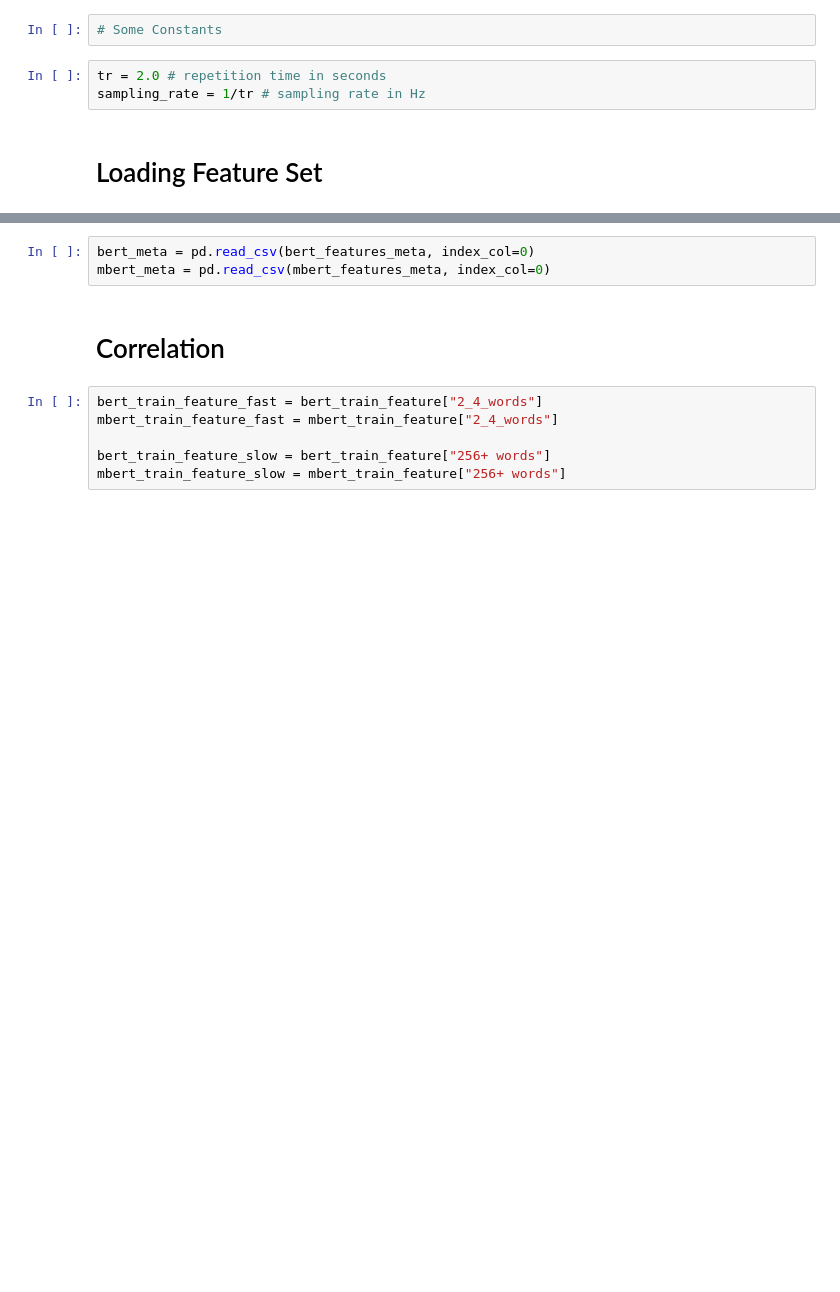
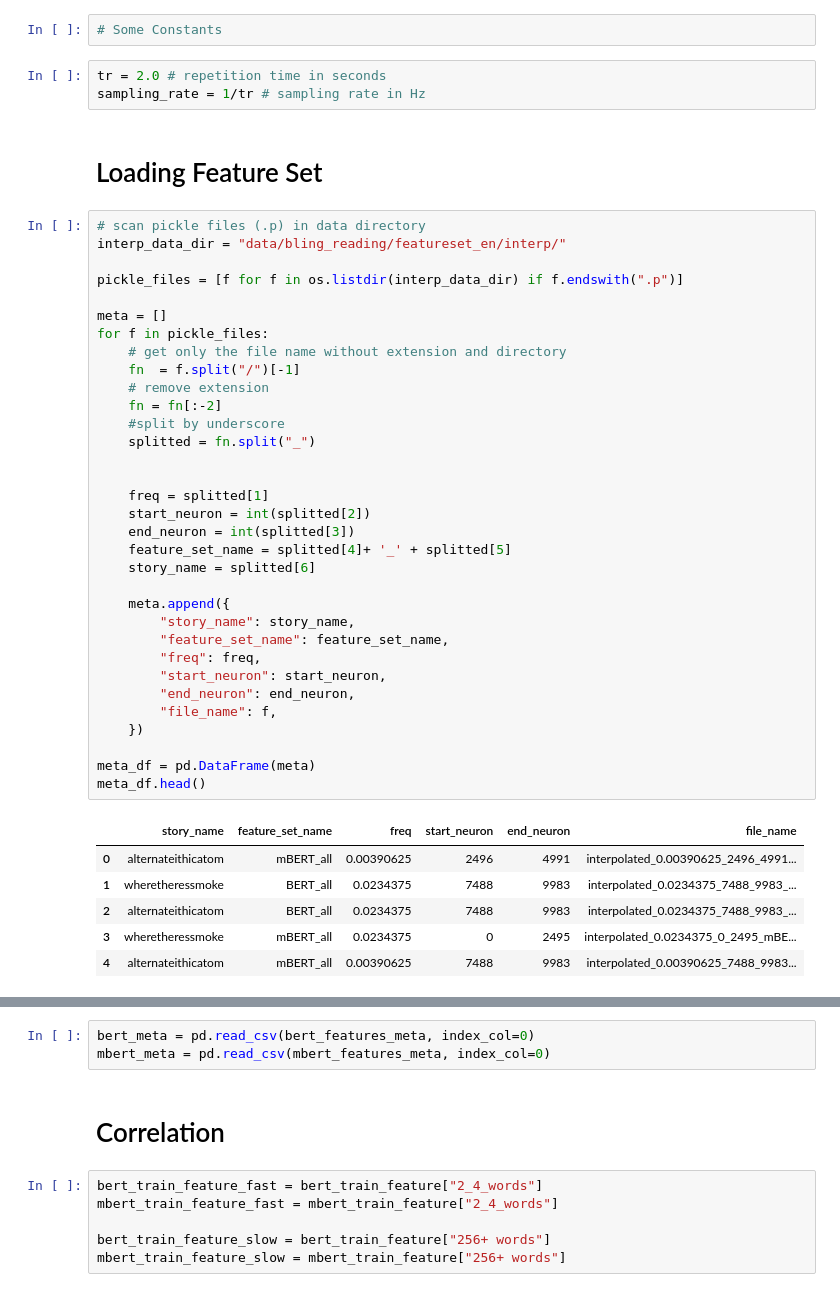
Before and after one commit to bramantyois/multilang_timescale, a Jupyter notebook: notebook/00_feature_extraction/00_a_feature_set_comparison_on_interp.ipynb, the cells around one changed output, grey strips where cells are left out. Cells and saved outputs as stored; diff of their text form; blank space fills up the shorter version.

```diff
--- a/notebook/00_feature_extraction/00_feature_set_comparison.ipynb
+++ b/notebook/00_feature_extraction/00_a_feature_set_comparison_on_interp.ipynb
@@ -37,3 +37,43 @@ tr = 2.0 # repetition time in seconds
 sampling_rate = 1/tr # sampling rate in Hz
 # %% [markdown]
 # Loading Feature Set
+# %%
+# scan pickle files (.p) in data directory
+interp_data_dir = "data/bling_reading/featureset_en/interp/"
+
+pickle_files = [f for f in os.listdir(interp_data_dir) if f.endswith(".p")]
+
+meta = []
+for f in pickle_files:
+    # get only the file name without extension and directory
+    fn  = f.split("/")[-1]
+    # remove extension
+    fn = fn[:-2]
+    #split by underscore
+    splitted = fn.split("_")
+
+
+    freq = splitted[1]
+    start_neuron = int(splitted[2])
+    end_neuron = int(splitted[3])
+    feature_set_name = splitted[4]+ '_' + splitted[5]
+    story_name = splitted[6]
+
+    meta.append({
+        "story_name": story_name,
+        "feature_set_name": feature_set_name,
+        "freq": freq,
+        "start_neuron": start_neuron,
+        "end_neuron": end_neuron,
+        "file_name": f,
+    })
+
+meta_df = pd.DataFrame(meta)
+meta_df.head()
+# %% [output]
+|  | story_name | feature_set_name | freq | start_neuron | end_neuron | file_name |
+| 0 | alternateithicatom | mBERT_all | 0.00390625 | 2496 | 4991 | interpolated_0.00390625_2496_4991... |
+| 1 | wheretheressmoke | BERT_all | 0.0234375 | 7488 | 9983 | interpolated_0.0234375_7488_9983_... |
+| 2 | alternateithicatom | BERT_all | 0.0234375 | 7488 | 9983 | interpolated_0.0234375_7488_9983_... |
+| 3 | wheretheressmoke | mBERT_all | 0.0234375 | 0 | 2495 | interpolated_0.0234375_0_2495_mBE... |
+| 4 | alternateithicatom | mBERT_all | 0.00390625 | 7488 | 9983 | interpolated_0.00390625_7488_9983... |
```
Also changed, not shown: parts of 16 cells of this notebook, 4 other files.
